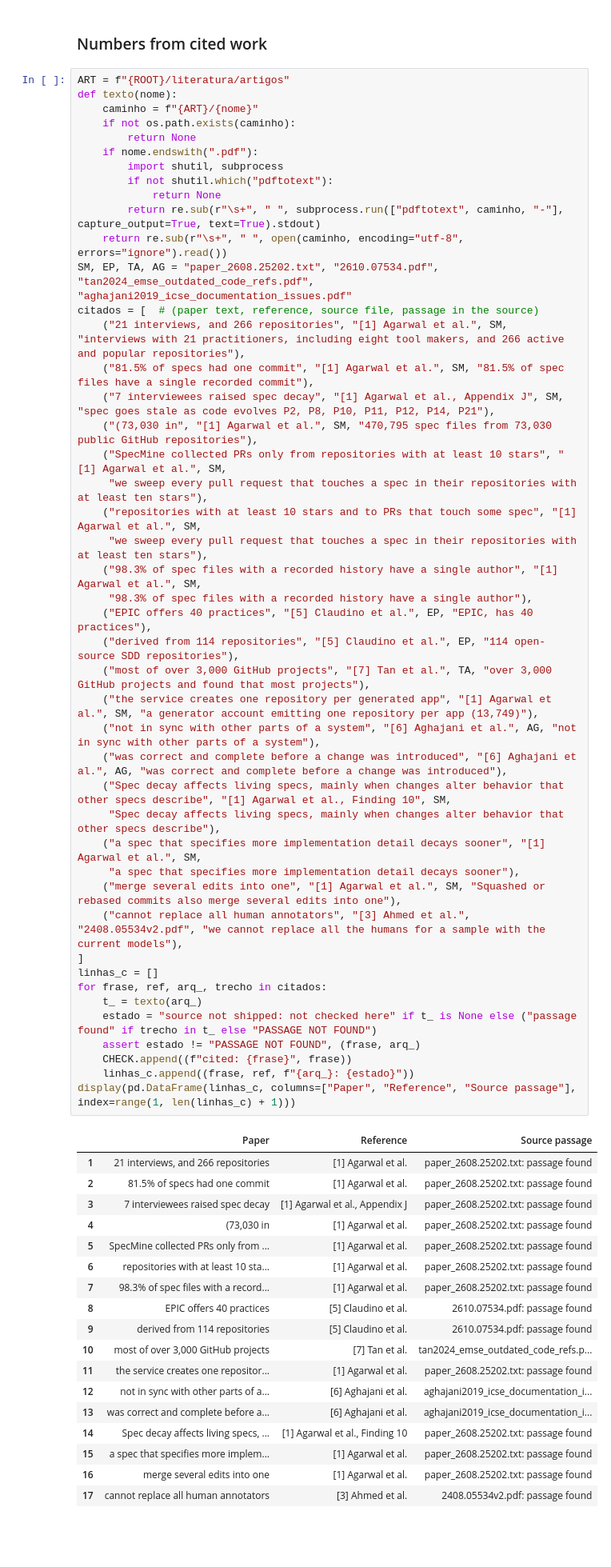
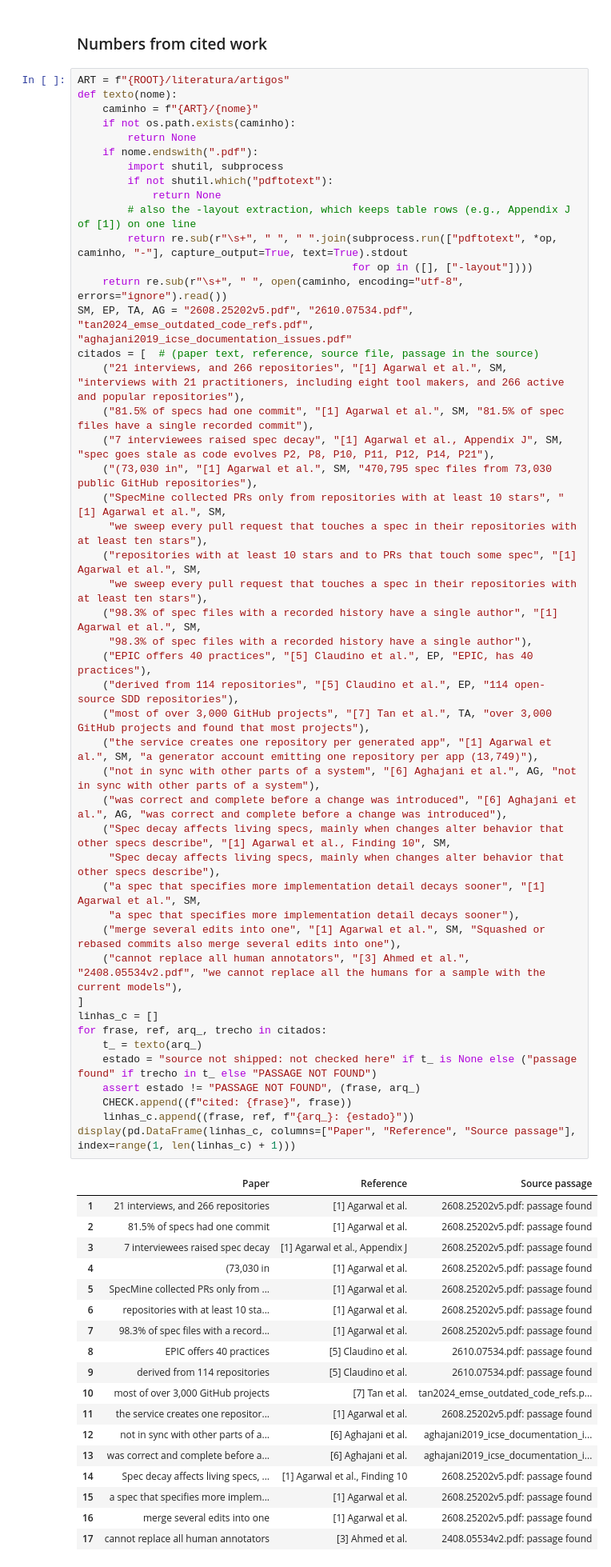
Before and after one commit to joaolaureano/spec-lifecycle-replication, a Jupyter notebook: numeros_do_paper.ipynb, the cells around one changed output. Shown at 80% size. Drawn from its saved outputs; the diff is of its cells as text; blank space fills up the shorter version.

Commit message:
Cite version 5 of the SpecMine paper; check cited passages against it
Co-Authored-By: Claude Opus 5.5 <noreply@anthropic.com>

```diff
--- a/numeros_do_paper.ipynb
+++ b/numeros_do_paper.ipynb
@@ -438,9 +438,11 @@ def texto(nome):
         import shutil, subprocess
         if not shutil.which("pdftotext"):
             return None
-        return re.sub(r"\s+", " ", subprocess.run(["pdftotext", caminho, "-"], capture_output=True, text=True).stdout)
+        # also the -layout extraction, which keeps table rows (e.g., Appendix J of [1]) on one line
+        return re.sub(r"\s+", " ", " ".join(subprocess.run(["pdftotext", *op, caminho, "-"], capture_output=True, text=True).stdout
+                                            for op in ([], ["-layout"])))
     return re.sub(r"\s+", " ", open(caminho, encoding="utf-8", errors="ignore").read())
-SM, EP, TA, AG = "paper_2608.25202.txt", "2610.07534.pdf", "tan2024_emse_outdated_code_refs.pdf", "aghajani2019_icse_documentation_issues.pdf"
+SM, EP, TA, AG = "2608.25202v5.pdf", "2610.07534.pdf", "tan2024_emse_outdated_code_refs.pdf", "aghajani2019_icse_documentation_issues.pdf"
 citados = [  # (paper text, reference, source file, passage in the source)
     ("21 interviews, and 266 repositories", "[1] Agarwal et al.", SM, "interviews with 21 practitioners, including eight tool makers, and 266 active and popular repositories"),
     ("81.5% of specs had one commit", "[1] Agarwal et al.", SM, "81.5% of spec files have a single recorded commit"),
@@ -448,49 +450,49 @@ citados = [  # (paper text, reference, source file, passage in the source)
     ("(73,030 in", "[1] Agarwal et al.", SM, "470,795 spec files from 73,030 public GitHub repositories"),
     ("SpecMine collected PRs only from repositories with at least 10 stars", "[1] Agarwal et al.", SM,
      "we sweep every pull request that touches a spec in their repositories with at least ten stars"),
     ("repositories with at least 10 stars and to PRs that touch some spec", "[1] Agarwal et al.", SM,
      "we sweep every pull request that touches a spec in their repositories with at least ten stars"),
     ("98.3% of spec files with a recorded history have a single author", "[1] Agarwal et al.", SM,
      "98.3% of spec files with a recorded history have a single author"),
     ("EPIC offers 40 practices", "[5] Claudino et al.", EP, "EPIC, has 40 practices"),
     ("derived from 114 repositories", "[5] Claudino et al.", EP, "114 open-source SDD repositories"),
     ("most of over 3,000 GitHub projects", "[7] Tan et al.", TA, "over 3,000 GitHub projects and found that most projects"),
     ("the service creates one repository per generated app", "[1] Agarwal et al.", SM, "a generator account emitting one repository per app (13,749)"),
     ("not in sync with other parts of a system", "[6] Aghajani et al.", AG, "not in sync with other parts of a system"),
     ("was correct and complete before a change was introduced", "[6] Aghajani et al.", AG, "was correct and complete before a change was introduced"),
     ("Spec decay affects living specs, mainly when changes alter behavior that other specs describe", "[1] Agarwal et al., Finding 10", SM,
      "Spec decay affects living specs, mainly when changes alter behavior that other specs describe"),
     ("a spec that specifies more implementation detail decays sooner", "[1] Agarwal et al.", SM,
      "a spec that specifies more implementation detail decays sooner"),
     ("merge several edits into one", "[1] Agarwal et al.", SM, "Squashed or rebased commits also merge several edits into one"),
     ("cannot replace all human annotators", "[3] Ahmed et al.", "2408.05534v2.pdf", "we cannot replace all the humans for a sample with the current models"),
 ]
 linhas_c = []
 for frase, ref, arq_, trecho in citados:
     t_ = texto(arq_)
     estado = "source not shipped: not checked here" if t_ is None else ("passage found" if trecho in t_ else "PASSAGE NOT FOUND")
     assert estado != "PASSAGE NOT FOUND", (frase, arq_)
     CHECK.append((f"cited: {frase}", frase))
     linhas_c.append((frase, ref, f"{arq_}: {estado}"))
 display(pd.DataFrame(linhas_c, columns=["Paper", "Reference", "Source passage"], index=range(1, len(linhas_c) + 1)))
 # %% [output]
 |  | Paper | Reference | Source passage |
-| 1 | 21 interviews, and 266 repositories | [1] Agarwal et al. | paper_2608.25202.txt: passage found |
-| 2 | 81.5% of specs had one commit | [1] Agarwal et al. | paper_2608.25202.txt: passage found |
-| 3 | 7 interviewees raised spec decay | [1] Agarwal et al., Appendix J | paper_2608.25202.txt: passage found |
-| 4 | (73,030 in | [1] Agarwal et al. | paper_2608.25202.txt: passage found |
-| 5 | SpecMine collected PRs only from ... | [1] Agarwal et al. | paper_2608.25202.txt: passage found |
-| 6 | repositories with at least 10 sta... | [1] Agarwal et al. | paper_2608.25202.txt: passage found |
-| 7 | 98.3% of spec files with a record... | [1] Agarwal et al. | paper_2608.25202.txt: passage found |
+| 1 | 21 interviews, and 266 repositories | [1] Agarwal et al. | 2608.25202v5.pdf: passage found |
+| 2 | 81.5% of specs had one commit | [1] Agarwal et al. | 2608.25202v5.pdf: passage found |
+| 3 | 7 interviewees raised spec decay | [1] Agarwal et al., Appendix J | 2608.25202v5.pdf: passage found |
+| 4 | (73,030 in | [1] Agarwal et al. | 2608.25202v5.pdf: passage found |
+| 5 | SpecMine collected PRs only from ... | [1] Agarwal et al. | 2608.25202v5.pdf: passage found |
+| 6 | repositories with at least 10 sta... | [1] Agarwal et al. | 2608.25202v5.pdf: passage found |
+| 7 | 98.3% of spec files with a record... | [1] Agarwal et al. | 2608.25202v5.pdf: passage found |
 | 8 | EPIC offers 40 practices | [5] Claudino et al. | 2610.07534.pdf: passage found |
 | 9 | derived from 114 repositories | [5] Claudino et al. | 2610.07534.pdf: passage found |
 | 10 | most of over 3,000 GitHub projects | [7] Tan et al. | tan2024_emse_outdated_code_refs.p... |
-| 11 | the service creates one repositor... | [1] Agarwal et al. | paper_2608.25202.txt: passage found |
+| 11 | the service creates one repositor... | [1] Agarwal et al. | 2608.25202v5.pdf: passage found |
 | 12 | not in sync with other parts of a... | [6] Aghajani et al. | aghajani2019_icse_documentation_i... |
 | 13 | was correct and complete before a... | [6] Aghajani et al. | aghajani2019_icse_documentation_i... |
-| 14 | Spec decay affects living specs, ... | [1] Agarwal et al., Finding 10 | paper_2608.25202.txt: passage found |
-| 15 | a spec that specifies more implem... | [1] Agarwal et al. | paper_2608.25202.txt: passage found |
-| 16 | merge several edits into one | [1] Agarwal et al. | paper_2608.25202.txt: passage found |
+| 14 | Spec decay affects living specs, ... | [1] Agarwal et al., Finding 10 | 2608.25202v5.pdf: passage found |
+| 15 | a spec that specifies more implem... | [1] Agarwal et al. | 2608.25202v5.pdf: passage found |
+| 16 | merge several edits into one | [1] Agarwal et al. | 2608.25202v5.pdf: passage found |
 | 17 | cannot replace all human annotators | [3] Ahmed et al. | 2408.05534v2.pdf: passage found |
 # %% [markdown]
 ## Check against the paper text
```
Also changed, not shown: 2 other files.
